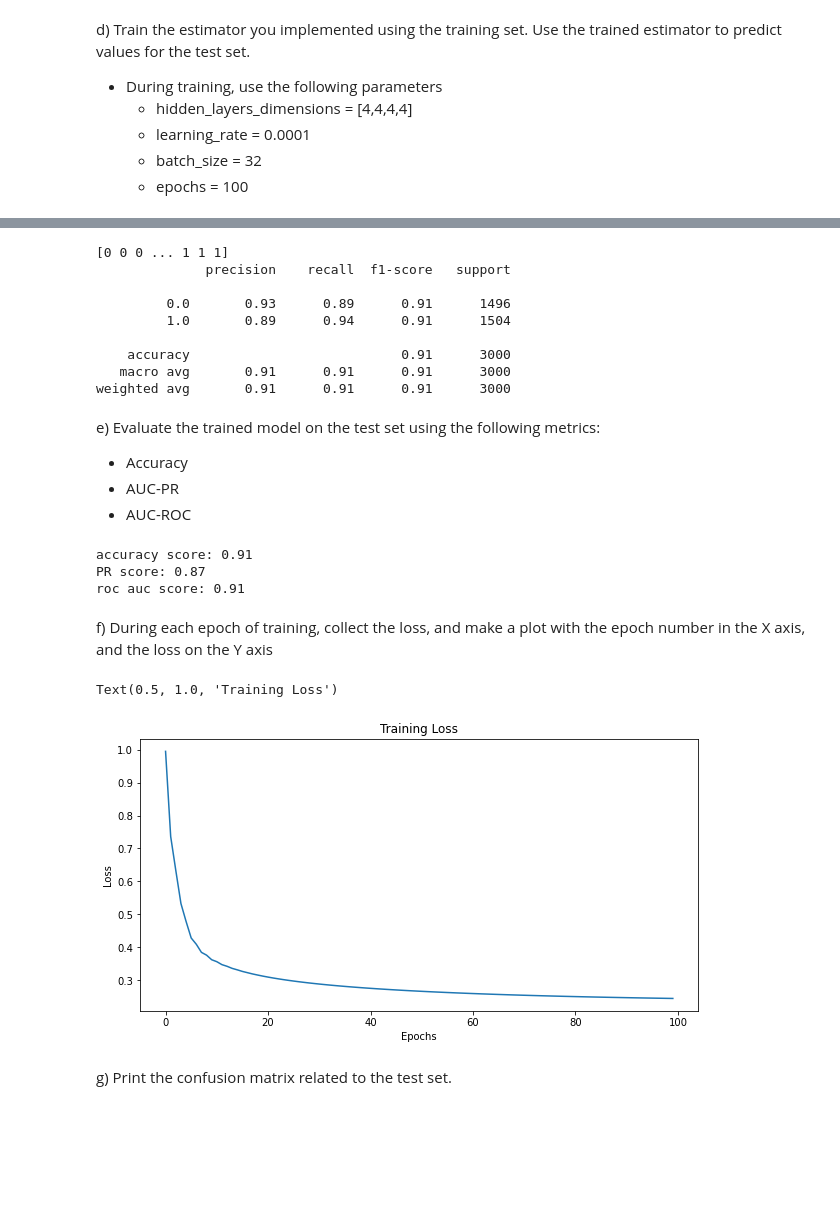
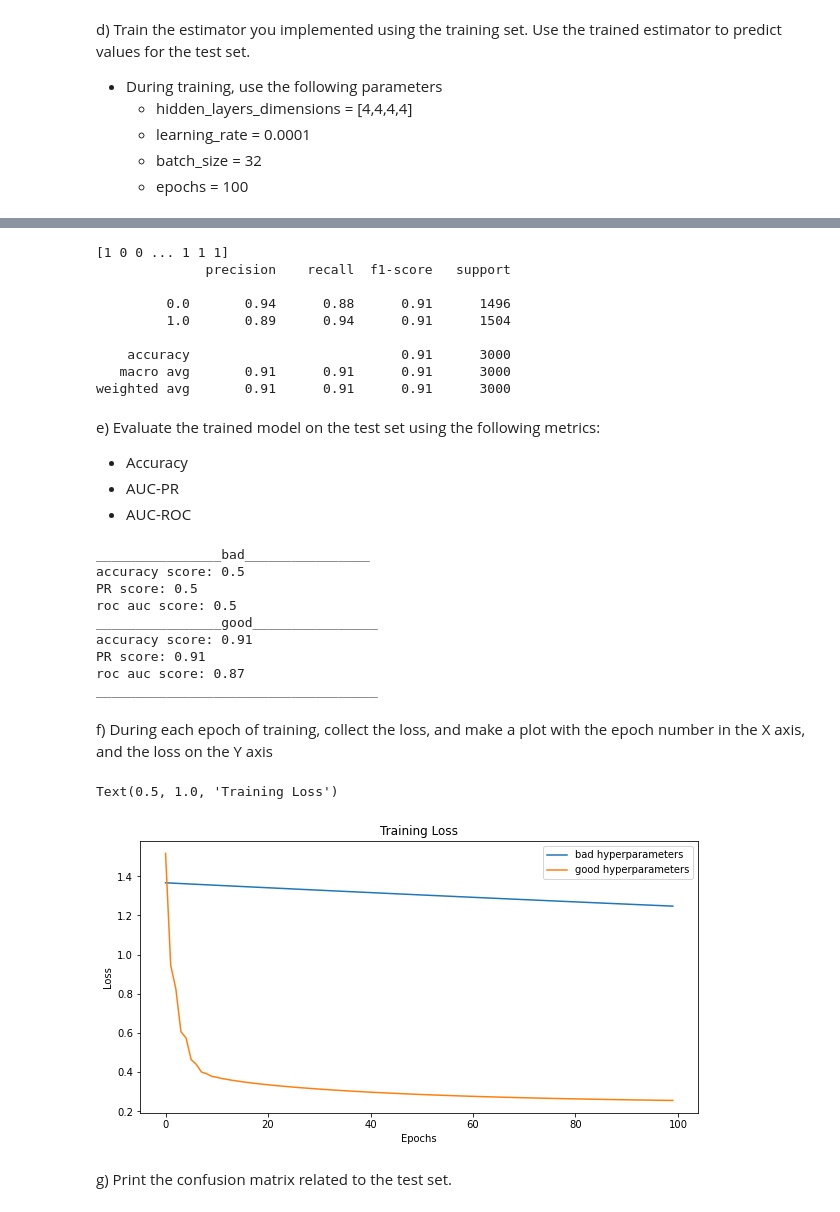
Before and after one commit to GustavoSanches55/NeuralNetAndOthers, a Jupyter notebook: src/506454.ipynb, the cells around one changed output, grey strips where cells are left out. Saved outputs shown, nothing was run; the diff lists cells and outputs as text; code cells hidden in the pictures; blank space fills up the shorter version.

```diff
--- a/src/506454.ipynb
+++ b/src/506454.ipynb
@@ -396,3 +410,14 @@ to predict values for the test set.
     - learning_rate = 0.0001
     - batch_size = 32
     - epochs = 100
+# %%
+from sklearn.metrics import classification_report
+
+model2 = NeuralNetClass(hidden_layer_dimensions=[4, 4, 4, 4], learning_rate=0.0001, batch_size=32, epochs=100)
+model2.fit(X_train_2, y_train_2)
+
+y_pred_2_bad = model2.predict(X_test_2)
+loss_bad = model2.training_losses
+
+print(y_pred_2_bad)
+print(classification_report(y_test_2, y_pred_2_bad))
@@ -399,17 +442,17 @@ to predict values for the test set.
 # %%
-from sklearn.metrics import classification_report
-
-model2 = NeuralNetClass(hidden_layer_dimensions=[100, 100, 100, 100, 100], learning_rate=0.0001, batch_size=1000, epochs=100)
+model2 = NeuralNetClass(hidden_layer_dimensions=[100, 100, 100, 100], learning_rate=0.0001, batch_size=1000, epochs=100)
 model2.fit(X_train_2, y_train_2)
 
-y_pred_2 = model2.predict(X_test_2)
-print(y_pred_2)
-print(classification_report(y_test_2, y_pred_2))
+y_pred_2_good = model2.predict(X_test_2)
+loss_good = model2.training_losses
+
+print(y_pred_2_good)
+print(classification_report(y_test_2, y_pred_2_good))
 # %% [output]
-[0 0 0 ... 1 1 1]
+[1 0 0 ... 1 1 1]
               precision    recall  f1-score   support
 
-         0.0       0.93      0.89      0.91      1496
+         0.0       0.94      0.88      0.91      1496
          1.0       0.89      0.94      0.91      1504
 
     accuracy                           0.91      3000
@@ -422,32 +465,39 @@ e) Evaluate the trained model on the test set using the following metrics:
 - AUC-ROC
 # %%
 from sklearn.metrics import accuracy_score, roc_auc_score, average_precision_score
-acc_score = accuracy_score(y_test_2, y_pred_2)
-avr_pr_score = average_precision_score(y_test_2, y_pred_2)
-roc_score = roc_auc_score(y_test_2, y_pred_2)
-
-print(f"accuracy score: {acc_score:.2}")
-print(f"PR score: {avr_pr_score:.2}")
-print(f"roc auc score: {roc_score:.2}")
+preds_1 = [y_pred_2_bad, y_pred_2_good]
+names = ['bad', 'good']
+for i in range(len(preds_1)):
+    print(f"________________{names[i]}________________")
+    print(f"accuracy score: {accuracy_score(y_test_2, preds_1[i]):.2}")
+    print(f"PR score: {roc_auc_score(y_test_2, preds_1[i]):.2}")
+    print(f"roc auc score: {average_precision_score(y_test_2, preds_1[i]):.2}")
+print("____________________________________")
 # %% [output]
+________________bad________________
+accuracy score: 0.5
+PR score: 0.5
+roc auc score: 0.5
+________________good________________
 accuracy score: 0.91
-PR score: 0.87
-roc auc score: 0.91
+PR score: 0.91
+roc auc score: 0.87
+____________________________________
 # %% [markdown]
 f) During each epoch of training, collect the loss, and make a plot with the epoch number
 in the X axis, and the loss on the Y axis
 # %%
-import matplotlib.pyplot as plt
-
 fig, ax = plt.subplots(figsize=(10,5))
 
-ax.plot(model2.training_losses)
+ax.plot(loss_bad, label='bad hyperparameters')
+ax.plot(loss_good, label='good hyperparameters')
+ax.legend()
 ax.set_xlabel("Epochs")
 ax.set_ylabel("Loss")
 ax.set_title("Training Loss")
 # %% [output]
 Text(0.5, 1.0, 'Training Loss')
-[figure, old version]
+[figure, new version]
 # %% [markdown]
 g) Print the confusion matrix related to the test set.
 # %%
```
Also changed, not shown: parts of 36 cells of this notebook.
